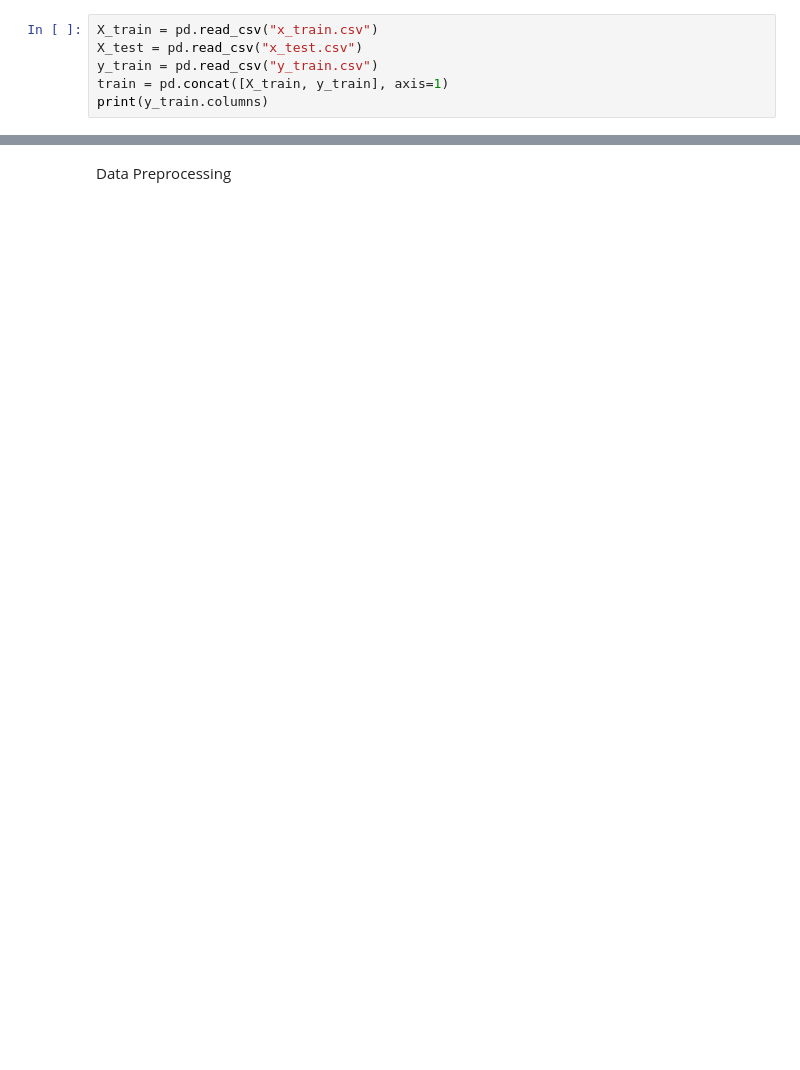
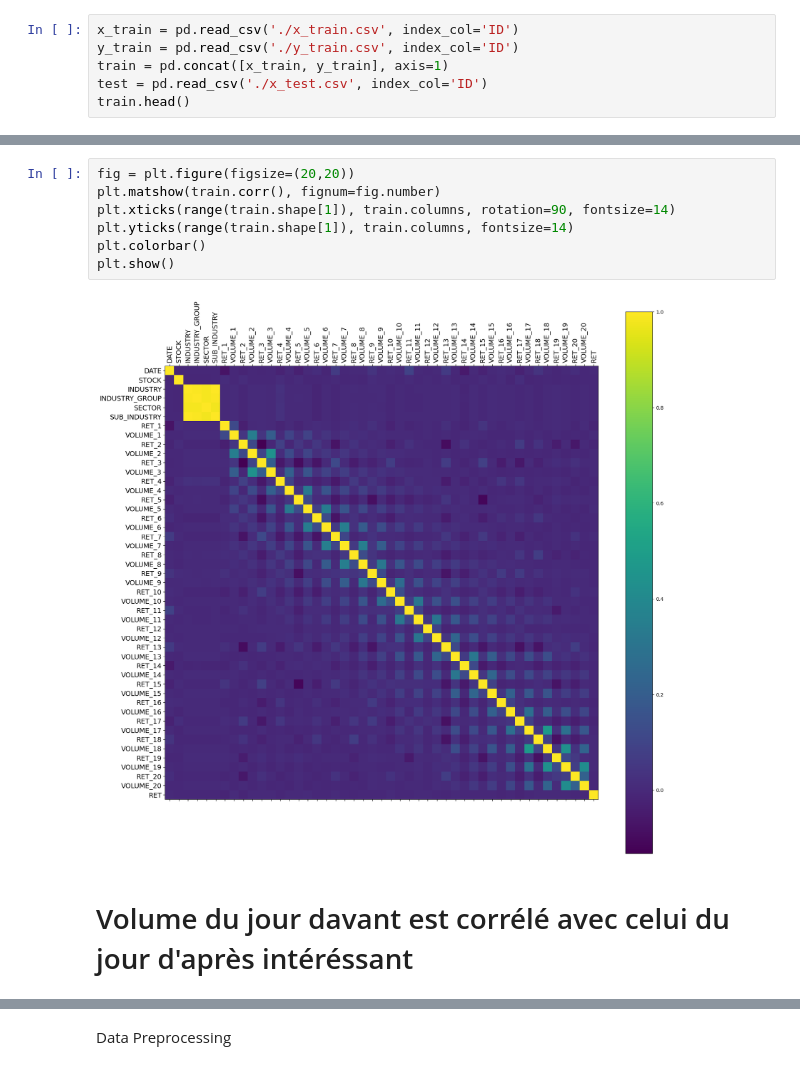
Before and after one commit to AxelPortier/QRT_Challenge_ENS, a Jupyter notebook: Test_Axel.ipynb, the cells around one changed output, grey strips where cells are left out. Drawn from its saved outputs; the diff is of its cells as text; blank space fills up the shorter version.

```diff
--- a/Test_Axel.ipynb
+++ b/Test_Axel.ipynb
@@ -4,7 +9,7 @@ from sklearn.ensemble import RandomForestClassifier
 # %%
-X_train = pd.read_csv("x_train.csv")
-X_test = pd.read_csv("x_test.csv")
-y_train = pd.read_csv("y_train.csv")
-train = pd.concat([X_train, y_train], axis=1)
-print(y_train.columns)
+x_train = pd.read_csv('./x_train.csv', index_col='ID')
+y_train = pd.read_csv('./y_train.csv', index_col='ID')
+train = pd.concat([x_train, y_train], axis=1)
+test = pd.read_csv('./x_test.csv', index_col='ID')
+train.head()
 # %% [output]
@@ -11,0 +37,11 @@ Index(['ID', 'RET'], dtype='object')
+# %%
+fig = plt.figure(figsize=(20,20))
+plt.matshow(train.corr(), fignum=fig.number)
+plt.xticks(range(train.shape[1]), train.columns, rotation=90, fontsize=14)
+plt.yticks(range(train.shape[1]), train.columns, fontsize=14)
+plt.colorbar()
+plt.show()
+# %% [output]
+[figure, added]
+# %% [markdown]
+# Volume du jour davant est corrélé avec celui du jour d'après intéréssant
```
Also changed, not shown: parts of 21 cells of this notebook.
